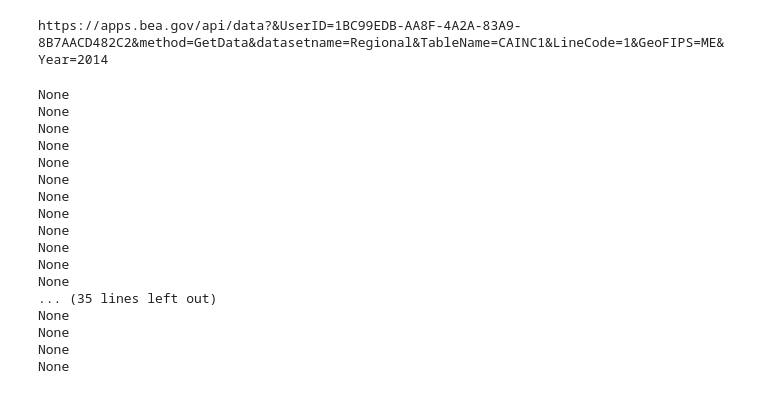
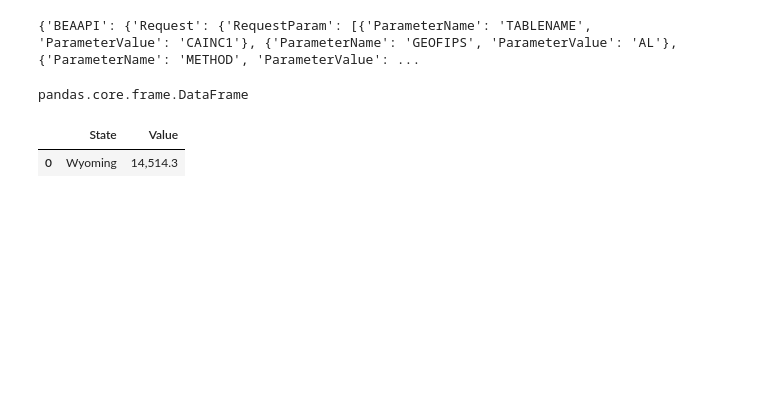
Before and after one commit to brownal05/project1, a Jupyter notebook: notebooks/libs/BEA_API.ipynb, the cells around one changed output. Drawn from its saved outputs; the diff is of its cells as text; code cells hidden in the pictures; blank space fills up the shorter version.

Commit message:
pulled state income, FDIC data explore

```diff
--- a/notebooks/libs/BEA_API.ipynb
+++ b/notebooks/libs/BEA_API.ipynb
@@ -88,26 +104,30 @@ parameters("", "NIPA",  )
 # %%
 #API Data Pull Function
 #https://apps.bea.gov/api/data/?&UserID=Your-36Character-Key&method=GetData&datasetname=Regional&TableName=CAINC1&LineCode=3&GeoFIPS=DE&Year=2014&ResultFormat=XML
-def beadata(data_set, table, linecode, geofibs , year, view=False, csv=False):
+def beadata(data_set, table, linecode, geofibs, year, view=False, csv=False): # var taken out
     tablename = (table)
     linecode = (linecode)
     geofips = (geofibs)
     year = (year)
     data_set = (data_set)
     output = []
+    results = []
+    geo = []
+    value = []
+
+    try:
+
+        for state in states:
+            response = requests.get(f"{url}{method[0]}&datasetname={data_set}&TableName={tablename}&LineCode={linecode}&GeoFIPS={state}&Year={year}").json()
+            geo.append(response["BEAAPI"]["Results"]["Data"]["GeoName"])
+            value.append(response["BEAAPI"]["Results"]["Data"]["DataValue"])
 
 
-    try:
-        response = requests.get(f"{url}{method[0]}&datasetname={data_set}&TableName={tablename}&LineCode={linecode}&GeoFIPS={geofips}&Year={year}").json()
-        output.append(response["BEAAPI"]["Results"]["Data"])
-        if view == True:
-            pprint(response["BEAAPI"]["Results"]["Data"])
-        elif csv == True:
-            results = pd.DataFrame(output)
-            results = results.T
-            results.to_csv("output.csv")
-        else:
-            print(f"Parameters Retrived")
     except:
         print(response)
-        return
+    out_df = pd.DataFrame({"State" :geo,
+                          "Value":value})
+    if csv == True:
+        out_df.to_csv("output.csv")
+
+    return out_df
@@ -115,0 +134,12 @@ beadata("Regional", "SAINC1", "1", "STATE", "2000", view = True )
+# %%
+states = ["AL", "AK", "AZ", "AR", "CA", "CO", "CT", "DC", "DE", "FL", "GA",
+          "HI", "ID", "IL", "IN", "IA", "KS", "KY", "LA", "ME", "MD",
+          "MA", "MI", "MN", "MS", "MO", "MT", "NE", "NV", "NH", "NJ",
+          "NM", "NY", "NC", "ND", "OH", "OK", "OR", "PA", "RI", "SC",
+          "SD", "TN", "TX", "UT", "VT", "VA", "WA", "WV", "WI", "WY"]
+mm_state_income = beadata("Regional", "SAINC1", "1", states, "2000", csv=True)
+#response = requests.get(f"{url}{method[0]}&datasetname=Regional&TableName=SAINC1&LineCode=1&GeoFIPS=ME&Year=2014").json()
+#search =response["BEAAPI"]["Results"]["Data"]
+#response["BEAAPI"]["Results"]["Data"]["DataValue"]
+# %% [output]
+{'BEAAPI': {'Request': {'RequestParam': [{'ParameterName': 'TABLENAME', 'ParameterValue': 'CAINC1'}, {'ParameterName': 'GEOFIPS', 'ParameterValue': 'AL'}, {'ParameterName': 'METHOD', 'ParameterValue': ...
@@ -124,36 +153,19 @@ results.to_csv("test.csv")
-# %%
-#response = requests.get(f"{url}{method[0]}&datasetname=Regional&TableName=CAINC1&LineCode=1&GeoFIPS=ME&Year=2014")
-#response
-print(f"{url}{method[0]}&datasetname=Regional&TableName=CAINC1&LineCode=1&GeoFIPS=ME&Year=2014")
-# %% [output]
-https://apps.bea.gov/api/data?&UserID=1BC99EDB-AA8F-4A2A-83A9-8B7AACD482C2&method=GetData&datasetname=Regional&TableName=CAINC1&LineCode=1&GeoFIPS=ME&Year=2014
 # %%
 states = ["AL", "AK", "AZ", "AR", "CA", "CO", "CT", "DC", "DE", "FL", "GA",
           "HI", "ID", "IL", "IN", "IA", "KS", "KY", "LA", "ME", "MD",
           "MA", "MI", "MN", "MS", "MO", "MT", "NE", "NV", "NH", "NJ",
           "NM", "NY", "NC", "ND", "OH", "OK", "OR", "PA", "RI", "SC",
           "SD", "TN", "TX", "UT", "VT", "VA", "WA", "WV", "WI", "WY"]
-
+bea = [{}]
 for state in states:
-    out = beadata("CAINC1", "1", (state), "2014", view=False, csv=True )
-    print(out)
+    bea = (beadata("Regional", "SAINC1", "1", state, "2000",  ))
+type(bea)
 # %% [output]
-None
-None
-None
-None
-None
-None
-None
-None
-None
-None
-None
-None
-... (35 lines left out)
-None
-None
-None
-None
+pandas.core.frame.DataFrame
+# %%
+bea
+# %% [output]
+|  | State | Value |
+| 0 | Wyoming | 14,514.3 |
 # %%
 # %% [output]
```
Also changed, not shown: parts of 6 cells of this notebook, 3 other files.
